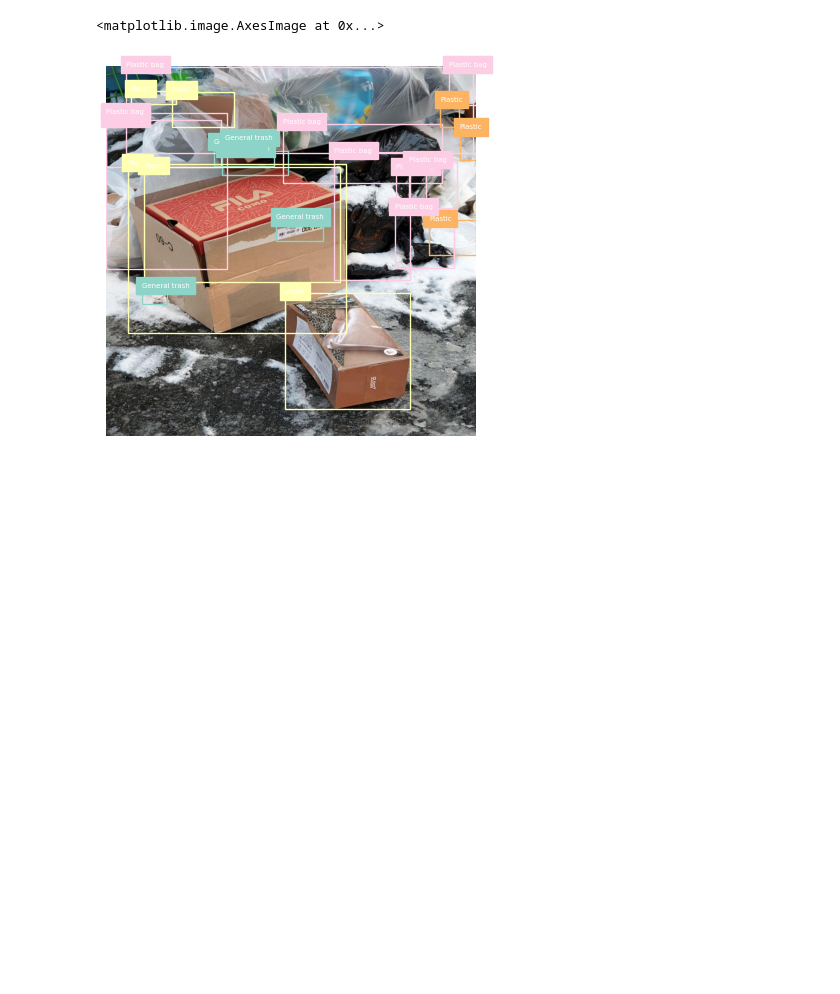
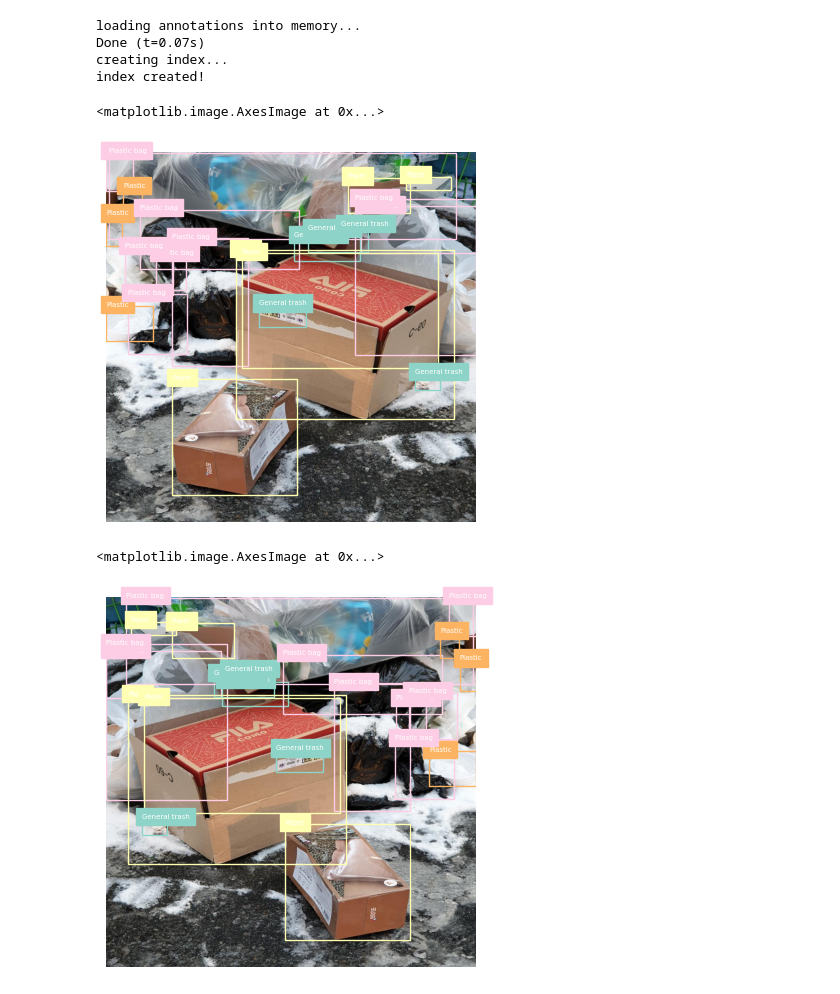
Before and after one commit to boostcampaitech7/level2-objectdetection-cv-20, a Jupyter notebook: mosaic.ipynb, the cells around one changed output. Drawn from its saved outputs; the diff is of its cells as text; code cells hidden in the pictures; blank space fills up the shorter version.

Commit message:
Feat: CustomDataset 추가

```diff
--- a/mosaic.ipynb
+++ b/mosaic.ipynb
@@ -23,3 +90,49 @@ index created!
+# %%
+def get_train_transform():
+    return albumentations.Compose([
+        albumentations.Resize(1024, 1024),
+        albumentations.Flip(p=0.5),
+        ToTensorV2(p=1.0)
+    ], bbox_params={'format': 'pascal_voc', 'label_fields': ['labels']})
+
+
+def get_valid_transform():
+    return A.Compose([
+        ToTensorV2(p=1.0)
+    ], bbox_params={'format': 'pascal_voc', 'label_fields': ['labels']})
+# %%
+ds = CustomDataset(os.path.join(dataset_dir, 'train.json'), dataset_dir, transforms=get_train_transform())
+image, target, image_id = ds[5]
+# %% [output]
+loading annotations into memory...
+Done (t=0.07s)
+creating index...
+index created!
+# %%
+
+img = image.cpu().numpy().transpose(1,2,0)
+img = (img * 255).astype(np.uint8)
+fig, ax = plt.subplots(1)
+
+colors = {}
+for i, label in enumerate(target['labels']):
+    category_name = train_coco.loadCats(int(label))[0]['name']
+
+    if category_name not in colors:
+        colors[category_name] = plt.get_cmap('Set3')(label)
+
+    x_min, y_min, x_max, y_max = target['boxes'][i]
+
+    edgecolor = colors[category_name]
+    rect = patches.Rectangle((x_min, y_min), x_max-x_min, y_max-y_min, linewidth=1, edgecolor=edgecolor, facecolor='none')
+    ax.add_patch(rect)
+    ax.text(x_min, y_min, category_name, color='white', fontsize=5, backgroundcolor=edgecolor)
+
+plt.axis('off')
+ax.imshow(img)
+# %% [output]
+<matplotlib.image.AxesImage at 0x...>
+[figure, added]
 # %%
 img_id   = train_coco.getImgIds(imgIds=5)  # 여기 id만 수정해서 사용
 img_info = train_coco.loadImgs(img_id)[0]
```
Also changed, not shown: parts of 4 cells of this notebook.
